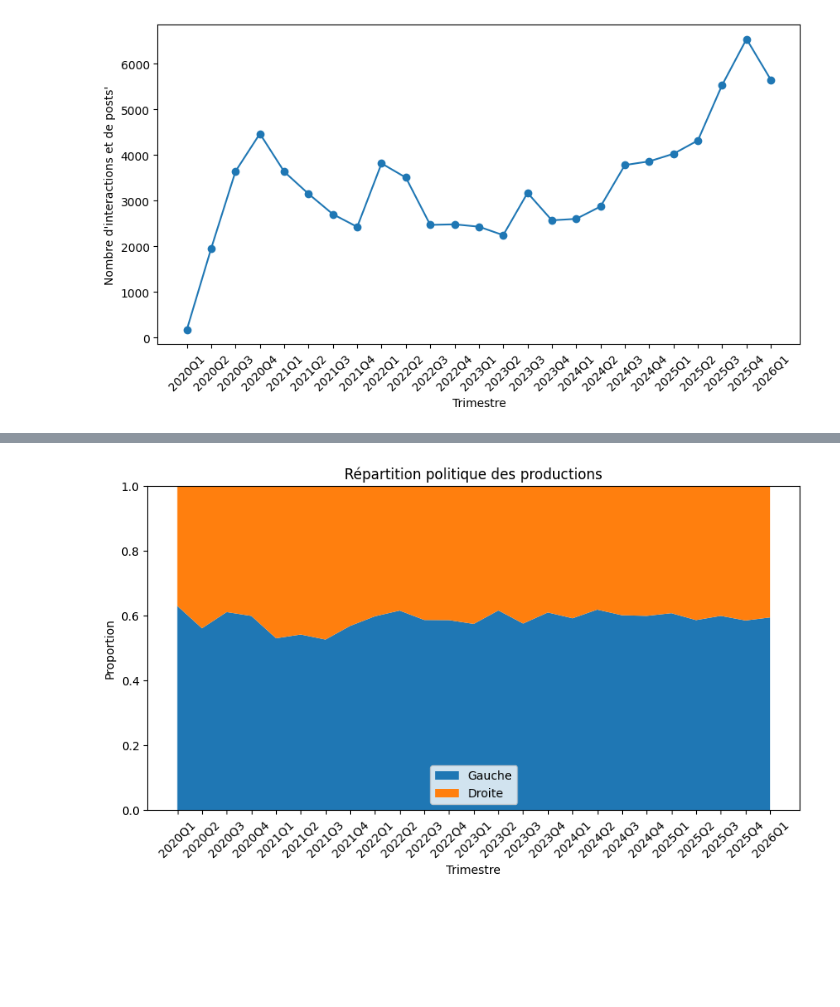
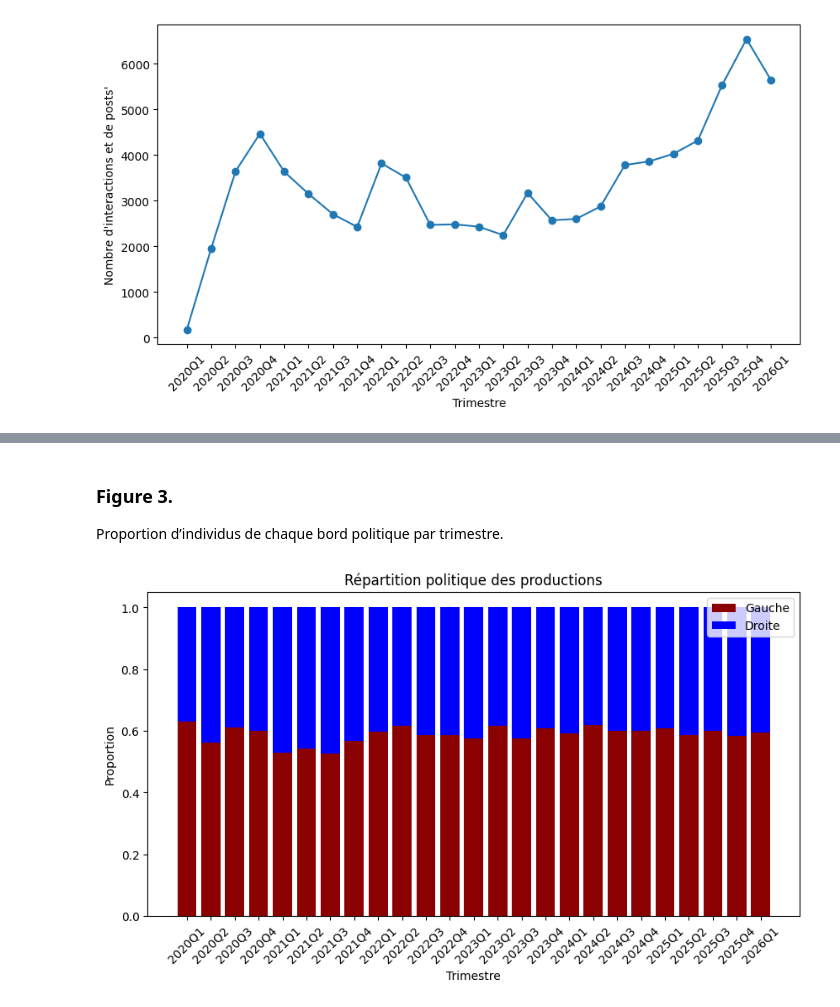
Before and after one commit to CF-Recor/Reddit-Polarization, a Jupyter notebook: description/simple_stats.ipynb, the cells around one changed output, grey strips where cells are left out. Cells and saved outputs as stored; diff of their text form; code cells hidden in the pictures; blank space fills up the shorter version.

Commit message:
ci: final clean

```diff
--- a/description/simple_stats.ipynb
+++ b/description/simple_stats.ipynb
@@ -128,0 +15,5 @@ df_total["user"].nunique()
+# %%
+# Nombre d'utilisateurs ayant publié au moins un message à caractère politique
+df_total = pd.read_csv('../clean_data/struct_classified_interactions.csv')
+df_total = df_total[df_total["user_political"] == 1]
+df_total['user'].nunique()
@@ -219,6 +119,9 @@ KeyError: 'proportion_toxique'
+# %% [markdown]
+### Figure 3.
+Proportion d’individus de chaque bord politique par trimestre.
 # %%
 repartition = (
-    df.groupby(["trimestre", "user_left_right"])
+    df_total.groupby(["trimestre", "user_left_right"])
     .size()
     .unstack(fill_value=0)
 )
@@ -228,23 +131,23 @@ repartition_prop = repartition.div(
     axis=0
 )
 # %%
+
+x = repartition_prop.index.astype(str)
+gauche = repartition_prop["Left"].values
+droite = repartition_prop["Right"].values
+
 plt.figure(figsize=(10, 5))
 
-plt.stackplot(
-    repartition_prop.index.astype(str),
-    repartition_prop["Left"],
-    repartition_prop["Right"],
-    labels=["Gauche", "Droite"]
-)
+plt.bar(x, gauche, color='darkred', label="Gauche")
+plt.bar(x, droite, bottom=gauche, color='blue', label="Droite")
 
 plt.ylabel("Proportion")
 plt.xlabel("Trimestre")
 plt.title("Répartition politique des productions")
 
-plt.ylim(0, 1)
 plt.legend()
 plt.xticks(rotation=45)
 
 plt.show()
 # %% [output]
-[figure, old version]
+[figure, new version]
```
Also changed, not shown: parts of 17 cells of this notebook, 3 other files.
